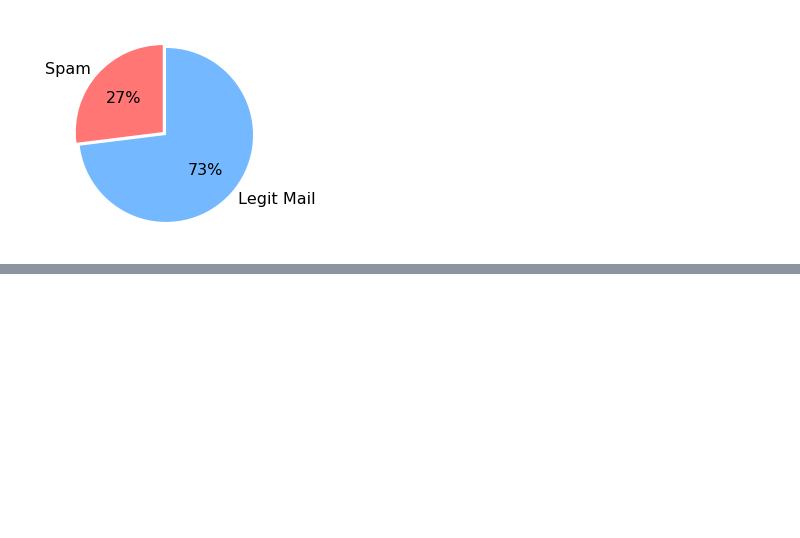
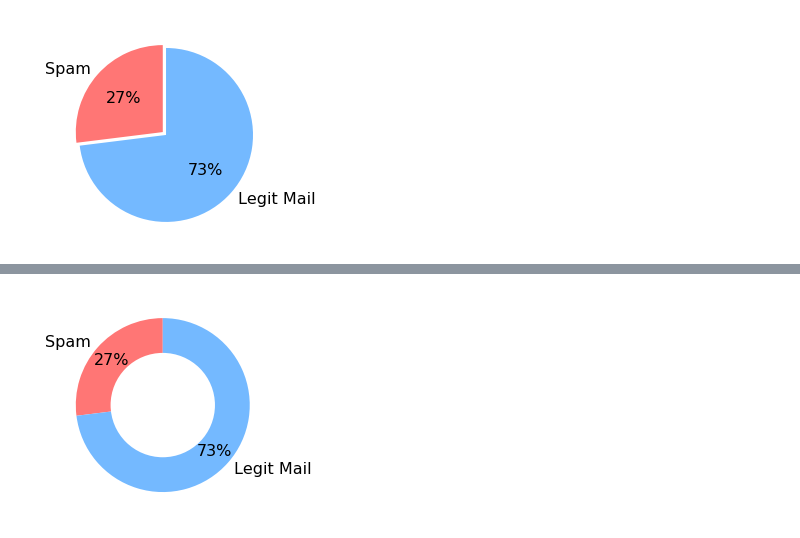
Before and after one commit to rasoulghaznavi/Excersise, a Jupyter notebook: 06 Bayes Classifier.ipynb, the cells around one changed output, grey strips where cells are left out. Saved outputs shown, nothing was run; the diff lists cells and outputs as text; code cells hidden in the pictures; blank space fills up the shorter version.

```diff
--- a/06 Bayes Classifier.ipynb
+++ b/06 Bayes Classifier.ipynb
@@ -330,0 +328,13 @@ ModuleNotFoundError: No module named 'zen'
+# %%
+category_names = ['Spam', 'Legit Mail']
+sizes = [amount_of_spam, amount_of_ham]
+custom_colors = ['#ff7675', '#74b9ff']
+plt.pie(sizes, labels=category_names, textprops={'fontsize': 16}, startangle = 90, autopct = '%1.0f%%', colors = custom_colors, pctdistance=0.79)
+
+# draw circle
+center_circle = plt.Circle((0,0), radius=0.6, fc='white')
+plt.gca().add_artist(center_circle)
+
+plt.show()
+# %% [output]
+[figure, added]
```
Also changed, not shown: parts of 37 cells of this notebook.
